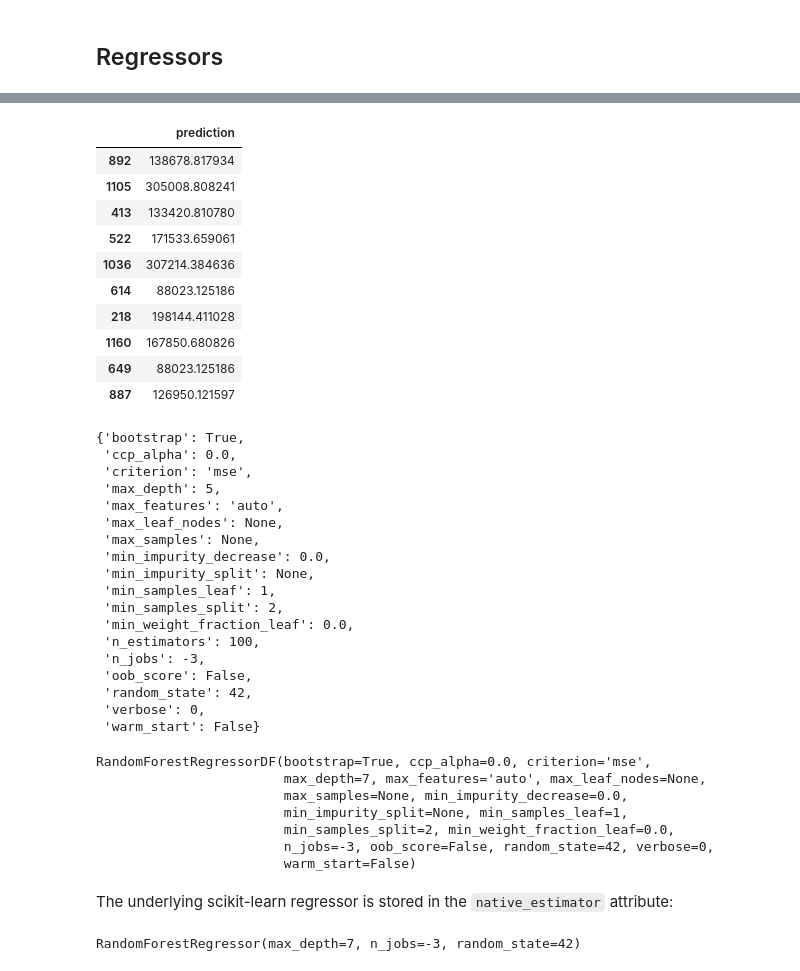
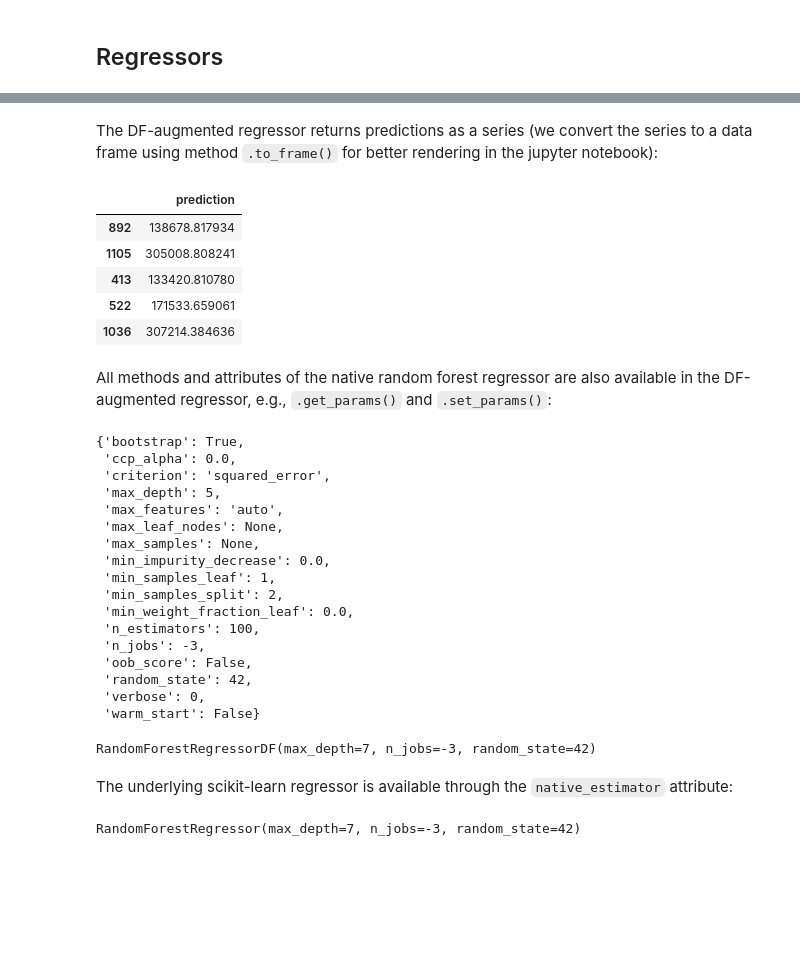
Before and after one commit to BCG-X-Official/sklearndf, a Jupyter notebook: sphinx/source/tutorial/sklearndf_tutorial.ipynb, the cells around one changed output, grey strips where cells are left out. Drawn from its saved outputs; the diff is of its cells as text; code cells hidden in the pictures; blank space fills up the shorter version.

Commit message:
DOC: update and enhance the sklerndf tutorial notebook

```diff
--- a/sphinx/source/tutorial/sklearndf_tutorial.ipynb
+++ b/sphinx/source/tutorial/sklearndf_tutorial.ipynb
@@ -198,2 +183,5 @@ As for transformers, scikit-learn regressors and classifiers have a `sklearndf`
 
 For a random forest regressor we get:
+# %%
+# a simplified features vector (we will use a pipeline for more sophisticated pre-processing further down)
+numerical_features_df = housing_features_df.select_dtypes(np.number).fillna(0)
@@ -221,29 +210,27 @@ random_forest_regressor_df.score(X=df_numerical_test, y=y_test)
+# %% [markdown]
+The DF-augmented regressor returns predictions as a series (we convert the series to a data frame using method `.to_frame()` for better rendering in the jupyter notebook):
 # %%
-random_forest_regressor_df.predict(df_numerical_test.iloc[:10]).to_frame()
+random_forest_regressor_df.predict(df_numerical_test.head()).to_frame()
 # %% [output]
 |  | prediction |
 | 892 | 138678.817934 |
 | 1105 | 305008.808241 |
 | 413 | 133420.810780 |
 | 522 | 171533.659061 |
 | 1036 | 307214.384636 |
-| 614 | 88023.125186 |
-| 218 | 198144.411028 |
-| 1160 | 167850.680826 |
-| 649 | 88023.125186 |
-| 887 | 126950.121597 |
+# %% [markdown]
+All methods and attributes of the native random forest regressor are also available in the DF-augmented regressor, e.g., `.get_params()` and `.set_params()`:
 # %%
 random_forest_regressor_df.get_params()
 # %% [output]
 {'bootstrap': True,
  'ccp_alpha': 0.0,
- 'criterion': 'mse',
+ 'criterion': 'squared_error',
  'max_depth': 5,
  'max_features': 'auto',
  'max_leaf_nodes': None,
  'max_samples': None,
  'min_impurity_decrease': 0.0,
- 'min_impurity_split': None,
  'min_samples_leaf': 1,
  'min_samples_split': 2,
  'min_weight_fraction_leaf': 0.0,
@@ -256,15 +243,9 @@ random_forest_regressor_df.get_params()
 # %%
 random_forest_regressor_df.set_params(max_depth=7)
 # %% [output]
-RandomForestRegressorDF(bootstrap=True, ccp_alpha=0.0, criterion='mse',
-                        max_depth=7, max_features='auto', max_leaf_nodes=None,
-                        max_samples=None, min_impurity_decrease=0.0,
-                        min_impurity_split=None, min_samples_leaf=1,
-                        min_samples_split=2, min_weight_fraction_leaf=0.0,
-                        n_jobs=-3, oob_score=False, random_state=42, verbose=0,
-                        warm_start=False)
+RandomForestRegressorDF(max_depth=7, n_jobs=-3, random_state=42)
 # %% [markdown]
-The underlying scikit-learn regressor is stored in the `native_estimator` attribute:
+The underlying scikit-learn regressor is available through the `native_estimator` attribute:
 # %%
 random_forest_regressor_df.native_estimator
 # %% [output]
```
Also changed, not shown: parts of 48 cells of this notebook.
